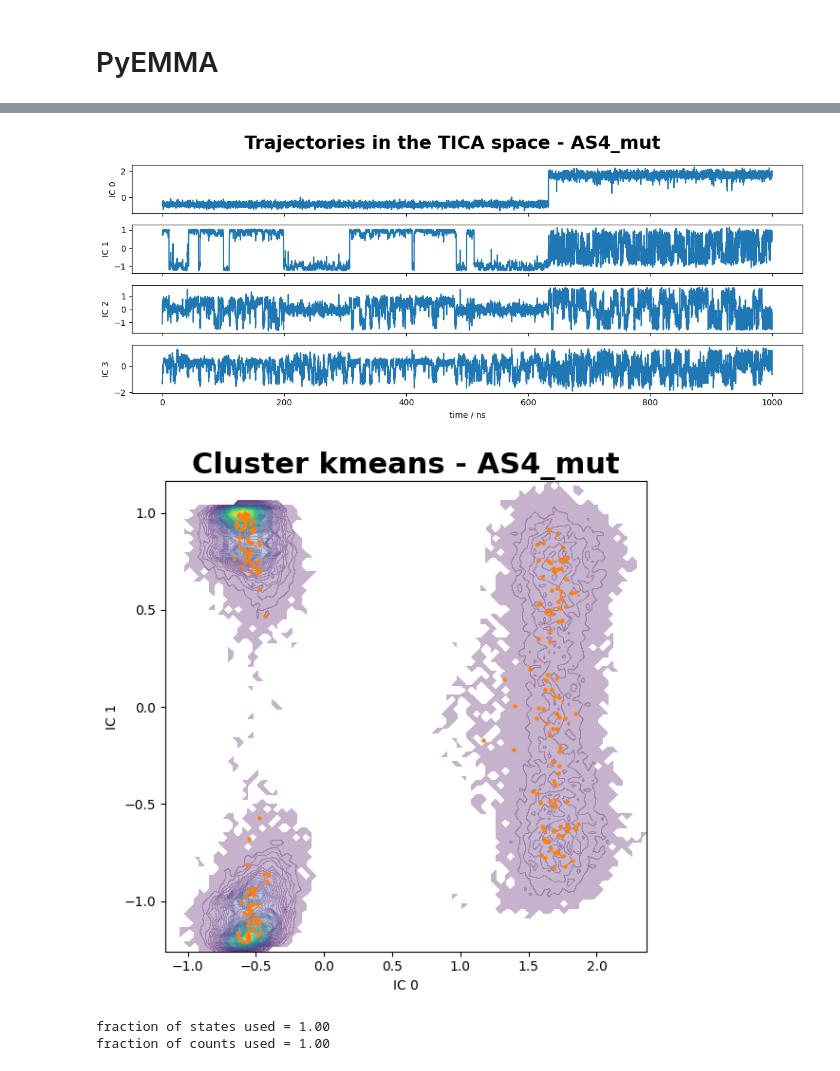
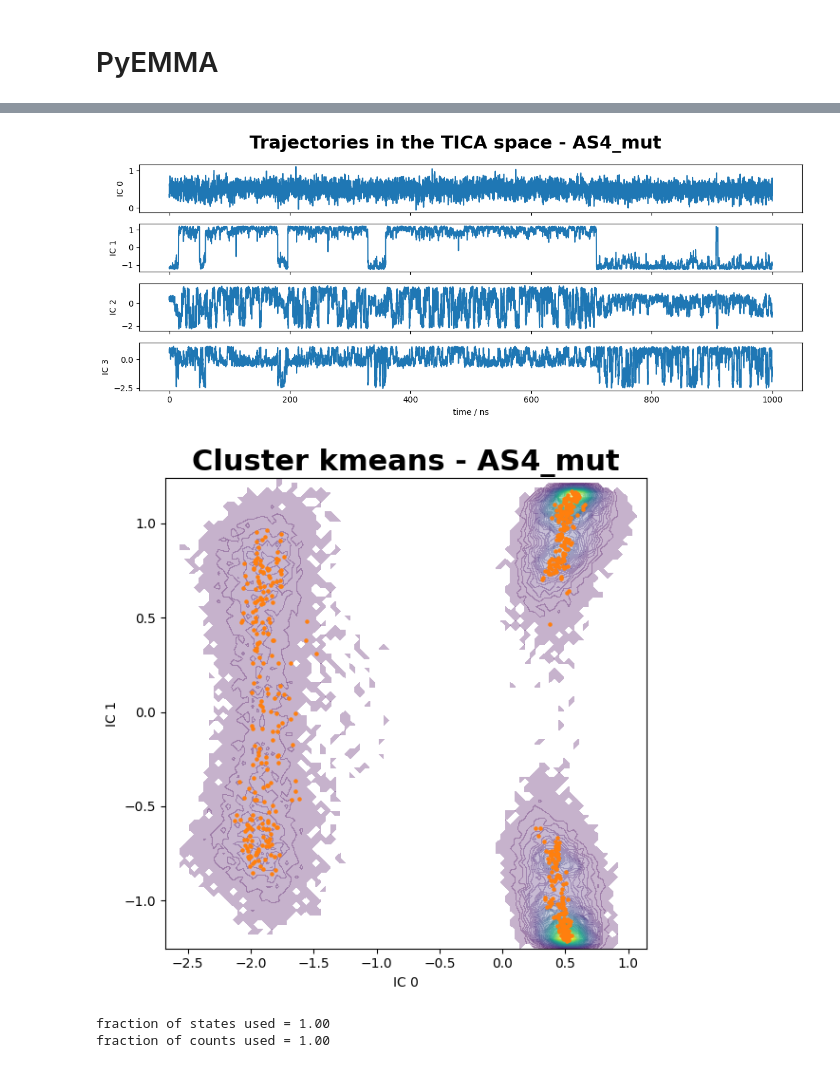
Before and after one commit to saguileran/MD-SCPI, a Jupyter notebook: NoteBooks/PyEMMA_AS4_mut.ipynb, the cells around one changed output, grey strips where cells are left out. Drawn from its saved outputs; the diff is of its cells as text; code cells hidden in the pictures.

```diff
--- a/NoteBooks/PyEMMA_AS4_mut.ipynb
+++ b/NoteBooks/PyEMMA_AS4_mut.ipynb
@@ -46,7 +47,8 @@ feat.add_all()
 data = coor.load(files, features=feat)
 labels = ['coordinates']
 # %%
-tica = pyemma.coordinates.tica(data, lag=5)
+lagtime = 1
+tica = pyemma.coordinates.tica(data, lag=lagtime)
 tica_output = tica.get_output()
 tica_concatenated = np.concatenate(tica_output)
 # %%
@@ -80,7 +82,7 @@ axes[-1].set_xlabel('time / ns')
 plt.suptitle('Trajectories in the TICA space - '+ligand, fontweight='bold', fontsize='22')
 fig.tight_layout()
 # %% [output]
-[figure, old version]
+[figure, new version]
 # %%
 %%capture
 
@@ -124,18 +126,18 @@ fig.tight_layout()
 # %%
 #@title Clusters
 plt.close()
-cluster = pyemma.coordinates.cluster_kmeans(tica_output, k=200, max_iter=200, stride=1, fixed_seed=1)
+cluster = pyemma.coordinates.cluster_kmeans(tica_output, k=600, max_iter=200, stride=1, fixed_seed=1)
 dtrajs_concatenated = np.concatenate(cluster.dtrajs)
 
 fig, ax = plt.subplots(figsize=(6, 6))
 pyemma.plots.plot_density(*tica_concatenated[:, [c1,c2]].T, ax=ax, cbar=False, alpha=0.3)
 ax.scatter(*cluster.clustercenters[:, [c1,c2]].T, s=5, c='C1')
 ax.set_xlabel('IC '+str(c1)); ax.set_ylabel('IC '+str(c2))
 plt.title('Cluster kmeans - '+ligand, fontsize='22', fontweight='bold')
 
 fig.tight_layout()
 # %% [output]
-[figure, old version]
+[figure, new version]
 # %%
 #its = pyemma.msm.its(cluster.dtrajs, lags=20, nits=10, errors='bayes')
 #pyemma.plots.plot_implied_timescales(its, units='ns', dt=1.0);
```
Also changed, not shown: parts of 17 cells of this notebook.
